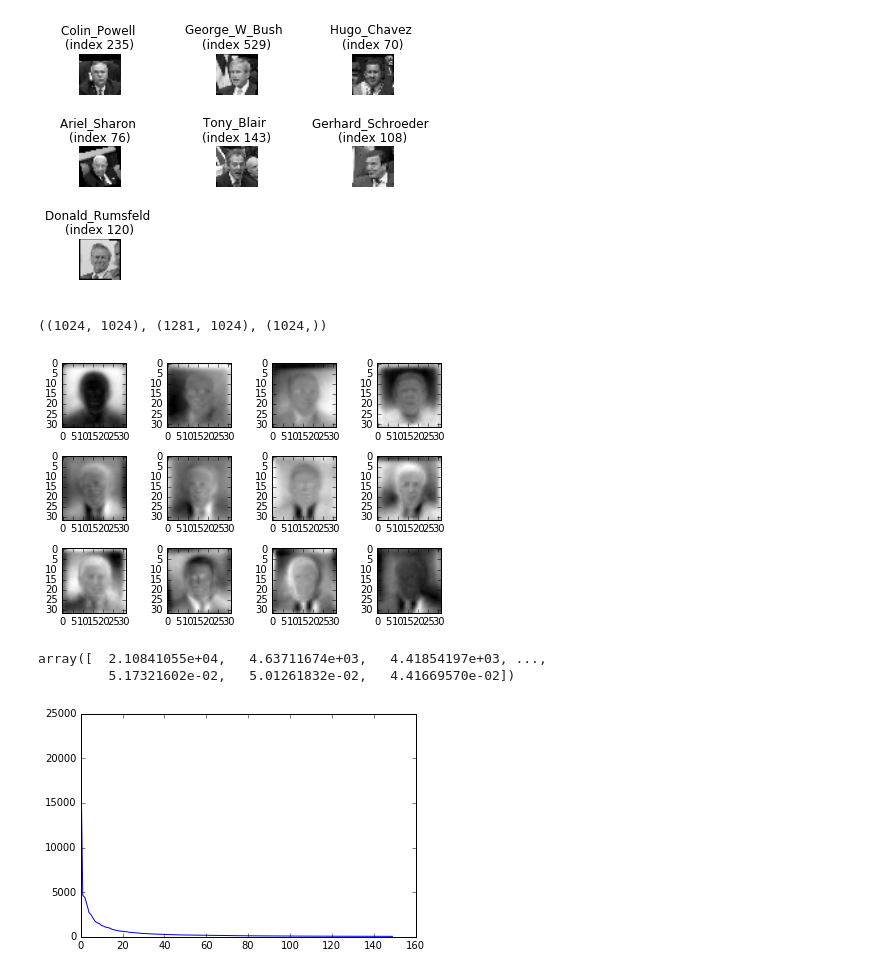
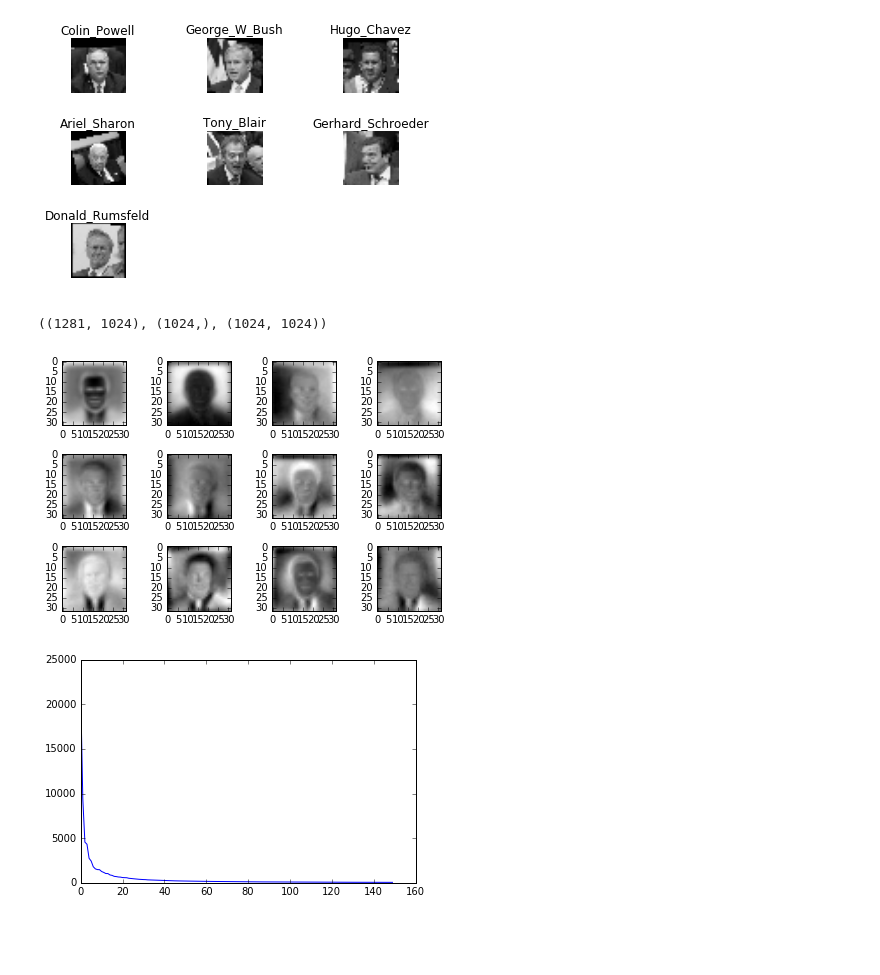
Before and after one commit to mahieke/maschinelles_lernen, a Jupyter notebook: a2/excercise2.ipynb, the cells around one changed output. Cells and saved outputs as stored; diff of their text form; code cells hidden in the pictures; blank space fills up the shorter version.

```diff
--- a/a2/excercise2.ipynb
+++ b/a2/excercise2.ipynb
@@ -29,0 +23,3 @@ print(design_matrix_data.index.levels)
+# %%
+train_design_matrix = np.asmatrix(np.concatenate(train_data))
+test_design_matrix = np.asmatrix(np.concatenate(test_data))
@@ -30,17 +38,12 @@ print(design_matrix_data.index.levels)
 # %%
 # Plot the test data
 fig = plt.figure()
-for i, (index, row) in enumerate(design_matrix_test.iterrows(), start=1):
-    ax = plt.subplot(3,3,i)
-    ax.set_title("{} \n(index {})".format(index[0], index[1]))
+for i, row in enumerate(test_design_matrix):
+    ax = plt.subplot(3,3,i+1)
+    ax.set_title("{}".format(test_names[i]))
     plt.axis('off')
     plt.tight_layout()
-    dim = np.sqrt(np.shape(row))
+    dim = np.sqrt(row.shape[1])
     plt.imshow(np.reshape(row, (dim, dim)), cmap=plt.gray(), )
 # %% [output]
-[figure, old version]
+[figure, new version]
-# %%
-Qi, Ai, Sigma = util.pca(design_matrix_data)
-Qi.shape, Ai.shape, Sigma.shape
-# %% [output]
-((1024, 1024), (1281, 1024), (1024,))
@@ -47,17 +53,21 @@ Qi.shape, Ai.shape, Sigma.shape
+# %%
+train_mean = np.mean(train_design_matrix, axis=1)
+test_mean = np.mean(test_design_matrix, axis=1)
+train_aligned = train_design_matrix - train_mean
+test_aligned = test_design_matrix - test_mean
+# %%
+u, d, v = np.linalg.svd(train_aligned, full_matrices=False)
+u.shape, d.shape, v.shape
+# %% [output]
+((1281, 1024), (1024,), (1024, 1024))
 # %%
 # Plot the first 12 eigenfaces
 fig = plt.figure()
-for i, eigenface in enumerate(Qi[:12], start=1):
+for i, eigenface in enumerate(v[:12], start=1):
     plt.subplot(3, 4, i)
     plt.tight_layout()
-    dim = np.sqrt(np.shape(eigenface)[0])
+    dim = np.sqrt(eigenface.shape[1])
     plt.imshow(np.reshape(eigenface, (dim, dim)), cmap=plt.gray())
 # %% [output]
-[figure, old version]
+[figure, new version]
-# %%
-eigenvalues = Sigma**2
-eigenvalues
-# %% [output]
-array([  2.10841055e+04,   4.63711674e+03,   4.41854197e+03, ...,
-         5.17321602e-02,   5.01261832e-02,   4.41669570e-02])
 # %%
```
Also changed, not shown: parts of 17 cells of this notebook, 1 other file.
